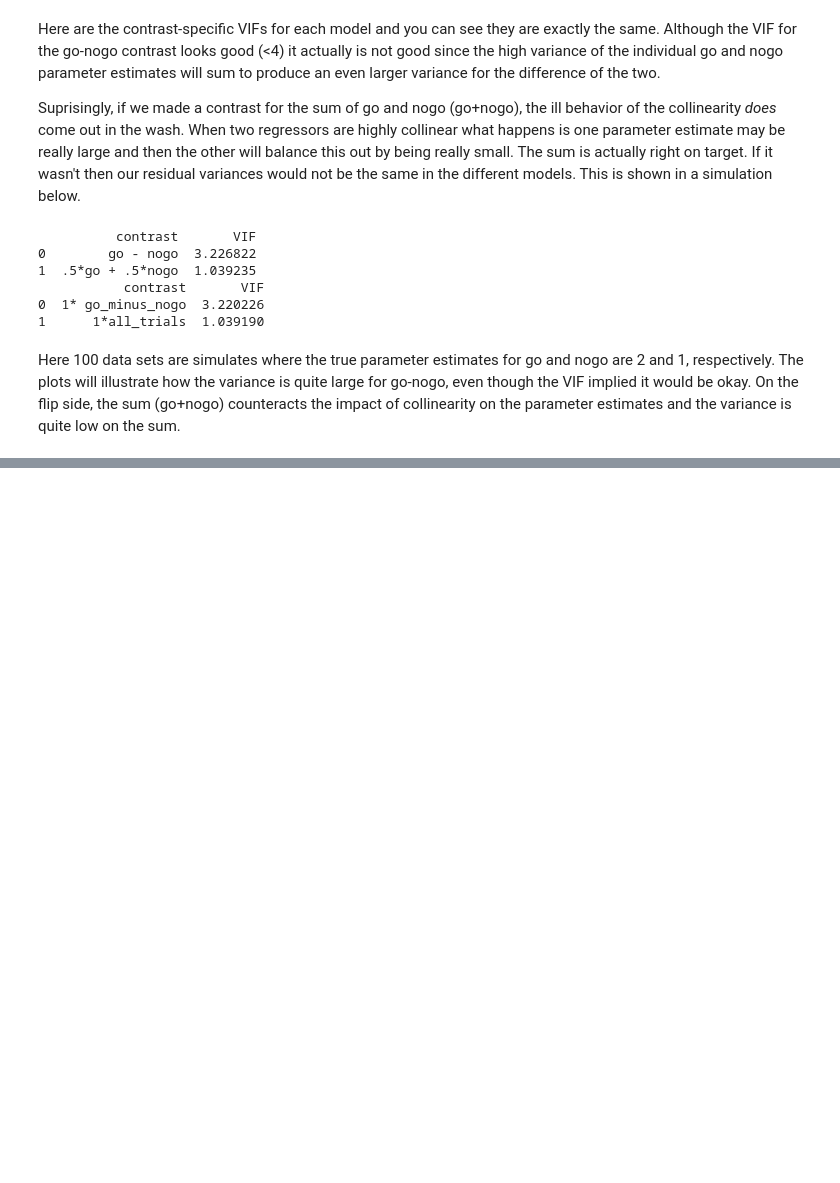
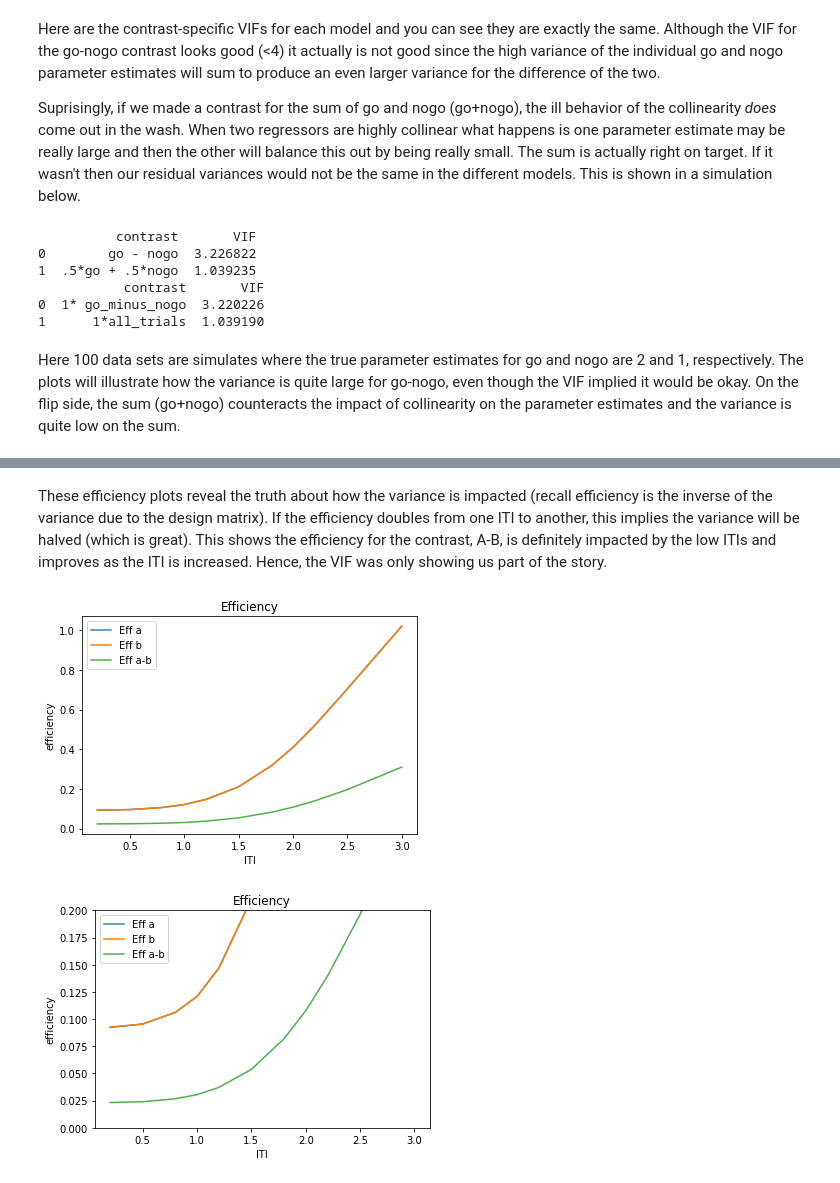
Before and after one commit to jmumford/DesignAnalysisCode, a Jupyter notebook: fmri_regressors.ipynb, the cells around one changed output, grey strips where cells are left out. Saved outputs shown, nothing was run; the diff lists cells and outputs as text; code cells hidden in the pictures; blank space fills up the shorter version.

```diff
--- a/fmri_regressors.ipynb
+++ b/fmri_regressors.ipynb
@@ -641,0 +751,24 @@ plt.show()
+# %% [markdown]
+These efficiency plots reveal the truth about how the variance is impacted (recall efficiency is the inverse of the variance due to the design matrix).  If the efficiency doubles from one ITI to another, this implies the variance will be halved (which is great).  This shows the efficiency for the contrast, A-B, is definitely impacted by the low ITIs and improves as the ITI is increased.  Hence, the VIF was only showing us part of the story.
+# %%
+plt.plot(iti_vec, eff_reg0, label='Eff a')
+plt.plot(iti_vec, eff_reg1, label='Eff b')
+plt.plot(iti_vec, eff_reg_diff, label='Eff a-b')
+plt.legend()
+plt.title("Efficiency")
+plt.xlabel('ITI')
+plt.ylabel('efficiency')
+plt.show()
+
+plt.plot(iti_vec, eff_reg0, label='Eff a')
+plt.plot(iti_vec, eff_reg1, label='Eff b')
+plt.plot(iti_vec, eff_reg_diff, label='Eff a-b')
+plt.legend()
+plt.xlabel('ITI')
+plt.ylabel('efficiency')
+plt.title('Efficiency')
+plt.ylim([0, .2])
+plt.show()
+# %% [output]
+[figure, added]
+[figure, added]
```
Also changed, not shown: parts of 15 cells of this notebook.
